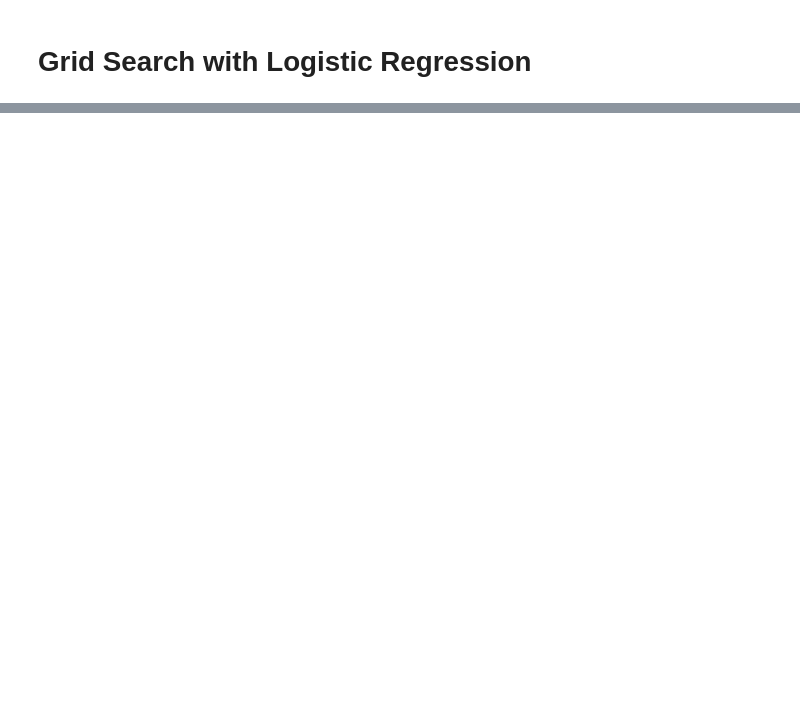
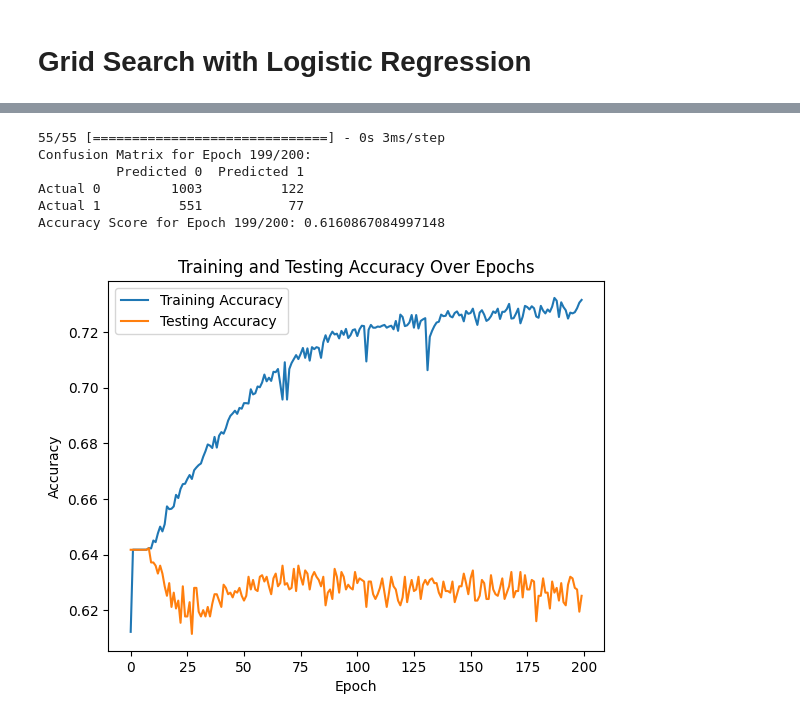
Before and after one commit to Arnawutu/Project4Group7, a Jupyter notebook: Training_data.ipynb, the cells around one changed output, grey strips where cells are left out. Drawn from its saved outputs; the diff is of its cells as text; code cells hidden in the pictures; blank space fills up the shorter version.

Commit message:
update Training_data

```diff
--- a/Training_data.ipynb
+++ b/Training_data.ipynb
@@ -90,0 +54,9 @@ encoded_df.head(5)
+# %%
+# Read in data from S3 Bucket
+from pyspark import SparkFiles
+url = "https://aws-project-4.s3.ca-central-1.amazonaws.com/encoded_df.csv"
+spark.sparkContext.addFile(url)
+encoded_df = spark.read.csv(SparkFiles.get("encoded_df.csv"), sep=",", header=True)
+
+# Display the DataFrame
+encoded_df.show(5)
@@ -91 +74,3 @@ encoded_df.head(5)
+# %%
+encoded_df = encoded_df.toPandas()
 # %%
@@ -833,3 +1092,10 @@ nn.compile(optimizer='adam', loss='binary_crossentropy', metrics=['accuracy'])
-# %%
-# Train the model with early stopping and provide validation data
-hist = nn.fit(X_train_scaled, y_train, epochs=100)
+# %%
+# Train the model with early stopping and provide validation data
+hist = nn.fit(X_train_scaled, y_train_float, epochs=200, validation_data=(X_test_scaled, y_test_float))
+
+# Evaluate the model
+train_score = nn.evaluate(X_train_scaled, y_train_float, verbose=0)
+test_score = nn.evaluate(X_test_scaled, y_test_float, verbose=0)
+
+print(f"Training Data Score: {train_score[1]}")
+print(f"Testing Data Score: {test_score[1]}")
@@ -836,3 +1120,45 @@ hist = nn.fit(X_train_scaled, y_train, epochs=100)
+# %%
+
+# Print confusion matrix and accuracy score for Epoch 199/200
+if len(hist.history['loss']) >= 199:
+    y_pred = nn.predict(X_test_scaled)
+    y_pred_classes = (y_pred > 0.5).astype("int32")  # Convert probabilities to binary predictions
+
+    # Calculating the confusion matrix
+    cm = confusion_matrix(y_test_encoded, y_pred_classes)
+    cm_df = pd.DataFrame(
+        cm, index=["Actual 0", "Actual 1"], columns=["Predicted 0", "Predicted 1"]
+    )
+    print("Confusion Matrix for Epoch 199/200:")
+    print(cm_df)
+
+    # Calculating the accuracy score
+    acc_score = accuracy_score(y_test_encoded, y_pred_classes)
+    print(f"Accuracy Score for Epoch 199/200: {acc_score}")
+else:
+    print("Epoch 199/200 has not been reached.")
+# %% [output]
+55/55 [==============================] - 0s 3ms/step
+Confusion Matrix for Epoch 199/200:
+          Predicted 0  Predicted 1
+Actual 0         1003          122
+Actual 1          551           77
+Accuracy Score for Epoch 199/200: 0.6160867084997148
+# %%
+# Import matplotlib.pyplot
+import matplotlib.pyplot as plt
+
+# Plot the training accuracy
+plt.plot(hist.history['accuracy'], label='Training Accuracy')
+# Plot the testing accuracy
+plt.plot(hist.history['val_accuracy'], label='Testing Accuracy')
+plt.xlabel('Epoch')
+plt.ylabel('Accuracy')
+plt.title('Training and Testing Accuracy Over Epochs')
+plt.legend()
+plt.show()
+# %% [output]
+[figure, added]
 # %%
 # Import matplotlib.pyplot
 import matplotlib.pyplot as plt
```
Also changed, not shown: parts of 62 cells of this notebook.
